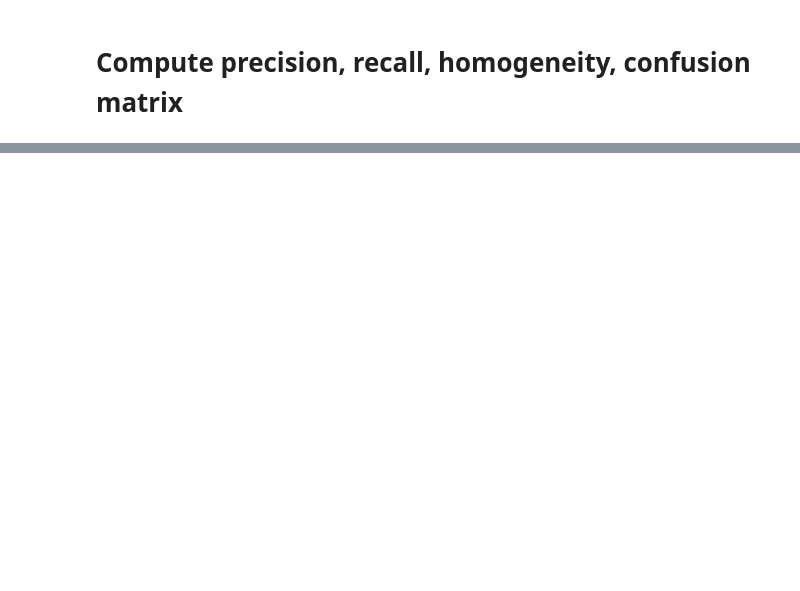
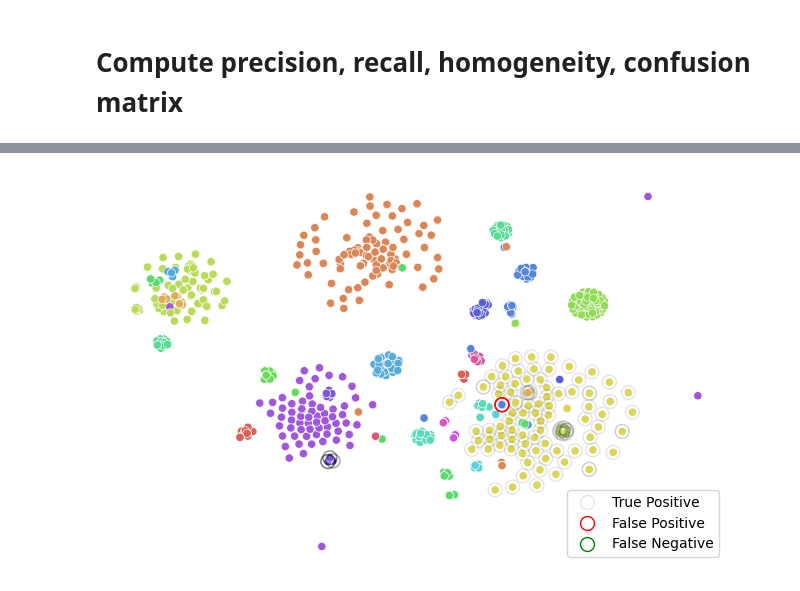
Before and after one commit to manelmahroug/anomaly-detection-in-log-files, a Jupyter notebook: unsupervised_learning/Unsupervised KMeans.ipynb, the cells around one changed output, grey strips where cells are left out. Saved outputs shown, nothing was run; the diff lists cells and outputs as text; code cells hidden in the pictures; blank space fills up the shorter version.

```diff
--- a/unsupervised_learning/Unsupervised KMeans.ipynb
+++ b/unsupervised_learning/Unsupervised KMeans.ipynb
@@ -57,9 +69,9 @@ tfidf = TfidfVectorizer()
 X_tfidf = tfidf.fit_transform(X['tfidf_text'])
 print('tfidf shape', X_tfidf.shape)
 
-k = input_data['clusters'].max() + 1
+k = input_data['cluster2'].max() + 1
 print('Using k = ', k)
-kmeans = KMeans(k)
+kmeans = KMeans(k, random_state=0)
 kmeans.fit(X_tfidf)
 
 pred = kmeans.predict(X_tfidf)
@@ -227,0 +343,78 @@ report(APP_SYS_NAME, pred, output.label.values)
+# %%
+from sklearn.manifold import TSNE
+import seaborn as sns
+
+tfidf_tsne = TfidfVectorizer()
+X_tfidf_tsne = tfidf_tsne.fit_transform(input_data.loc[X.index, 'text'])
+
+print(output.shape[0])
+output_sample = output.sample(1500, random_state=0)
+X_tfidf_sample = X_tfidf_tsne[output_sample.index]
+#print(np.bincount(output_sample['cluster2']))
+
+for perplexity in range(35, 36, 5):
+    tsne = TSNE(n_components=2, verbose=0, perplexity=perplexity, n_iter=1000, learning_rate='auto', random_state=1, init="random")
+    tsne_result = tsne.fit_transform(np.asarray(X_tfidf_sample.todense()))
+    #tsne_result = tsne.fit_transform(X_tfidf_sample)
+
+    #print(tsne_result)
+    plt.figure(figsize=(8,5))
+
+
+    tsne_df = output_sample.copy()
+    tsne_df['tsne_one'] = tsne_result[:,0]
+    tsne_df['tsne_two'] = tsne_result[:,1]
+
+    ax= sns.scatterplot(
+        x='tsne_one', y='tsne_two',
+        hue="cluster2",
+        #edgecolor=sns.color_palette("hls", 20),
+        palette=sns.color_palette("hls", 20),
+        #palette=sns.color_palette("blend:white,white"),
+        data=tsne_df,
+        legend=None,
+        alpha=1,
+        #s=70, facecolor='none', linewidth=1.5
+    )
+    ax.set(xlabel=None, ylabel=None)
+    ax.tick_params(labelleft=False, left=False, labelbottom=False, bottom=False)
+    ax.set_frame_on(False)
+
+    #sns.move_legend(ax, "center right")
+    label_df = tsne_df[tsne_df['label'] == 1]
+
+    legend_elements = [Line2D([0], [0], marker='o', color='white', markeredgecolor='black', label='True Positive', markerfacecolor='white', markersize=10, alpha=0.1),
+                       Line2D([0], [0], marker='o', color='white', markeredgecolor='red', label='False Positive', markerfacecolor='white', markersize=10),
+                       Line2D([0], [0], marker='o', color='white', markeredgecolor='green', label='False Negative', markerfacecolor='white', markersize=10)]
+    ax.legend(handles=legend_elements, loc='lower right')
+
+    '''
+    tsne_centers = np.zeros((kmeans.cluster_centers_.shape[0], 2))
+    tsne_radius = np.zeros(kmeans.cluster_centers_.shape[0])
+    for i in range(kmeans.cluster_centers_.shape[0]):
+        tsne_cluster = tsne_result[output_sample.cluster2 == i]
+        tsne_centers[i] = np.mean(tsne_cluster, axis=0)
+        tsne_radius[i] = np.max(np.max(tsne_cluster, axis=1) - np.min(tsne_cluster, axis=1))
+    anomaly_tsne_centers = tsne_centers[anomaly_clusters]
+    anomaly_tsne_radius = tsne_radius[anomaly_clusters]
+    print(anomaly_tsne_radius)
+    #anomaly_tsne_centers = anomaly_tsne_centers[anomaly_tsne_radius < 75]
+    #anomaly_tsne_radius = anomaly_tsne_radius[anomaly_tsne_radius < 75]
+    plt.scatter(anomaly_tsne_centers[:, 0], anomaly_tsne_centers[:, 1], s=anomaly_tsne_radius*10,
+                facecolors='none', edgecolors='black')
+    '''
+
+    true_positives = tsne_result[output_sample.cluster2.isin(anomaly_clusters) & (output_sample.label == 1)]
+    plt.scatter(true_positives[:, 0], true_positives[:, 1], s=100, facecolors='none', edgecolors='black', alpha=0.1)
+
+    false_positives = tsne_result[output_sample.cluster2.isin(normal_clusters) & (output_sample.label == 1)]
+    #print(false_positives)
+    plt.scatter(false_positives[:, 0], false_positives[:, 1], s=100, facecolors='none', edgecolors='red')
+
+    false_negatives = tsne_result[output_sample.cluster2.isin(anomaly_clusters) & (output_sample.label == 0)]
+    #print(false_negatives)
+    plt.scatter(false_negatives[:, 0], false_negatives[:, 1], s=100, facecolors='none', edgecolors='green')
+
+
+    plt.show()
+# %% [output]
@@ -227,0 +422 @@ report(APP_SYS_NAME, pred, output.label.values)
+[figure, added]
```
Also changed, not shown: parts of 11 cells of this notebook.
